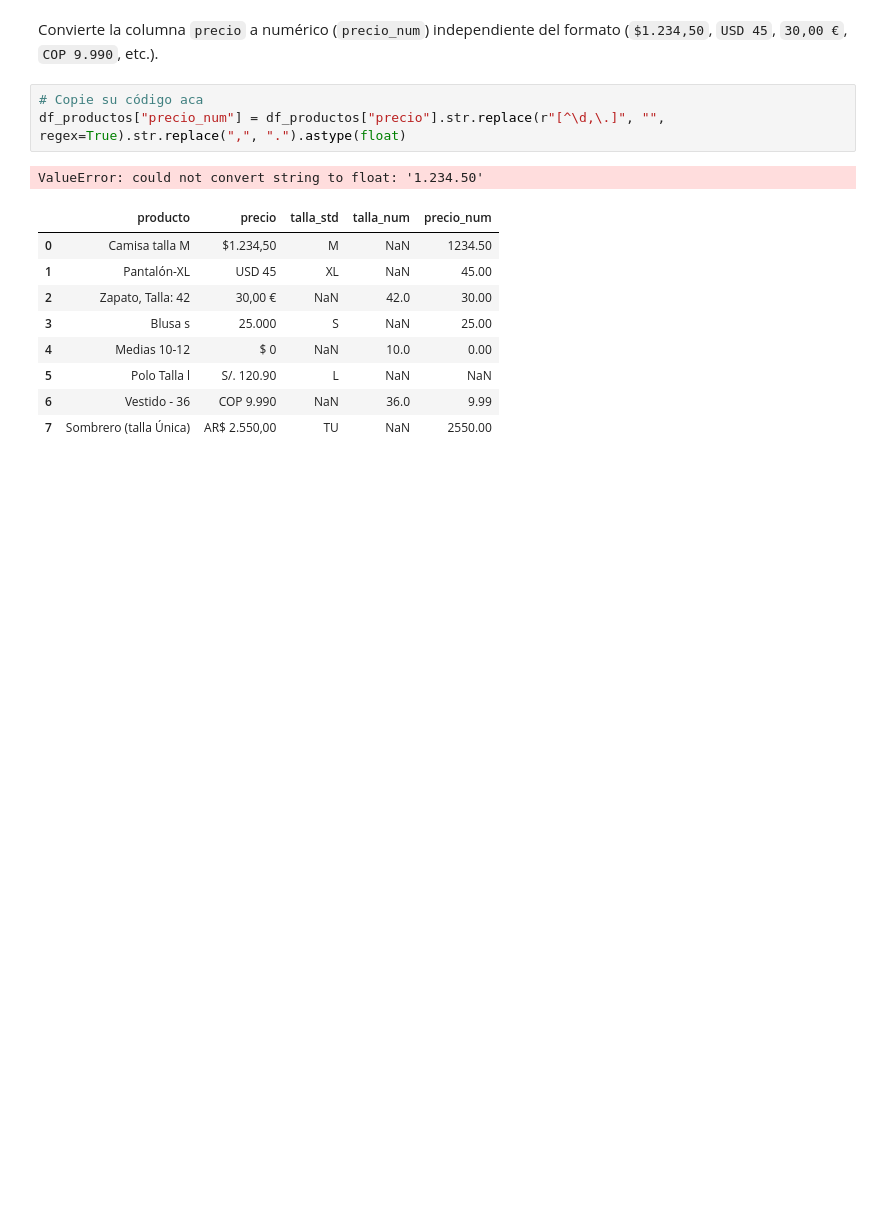
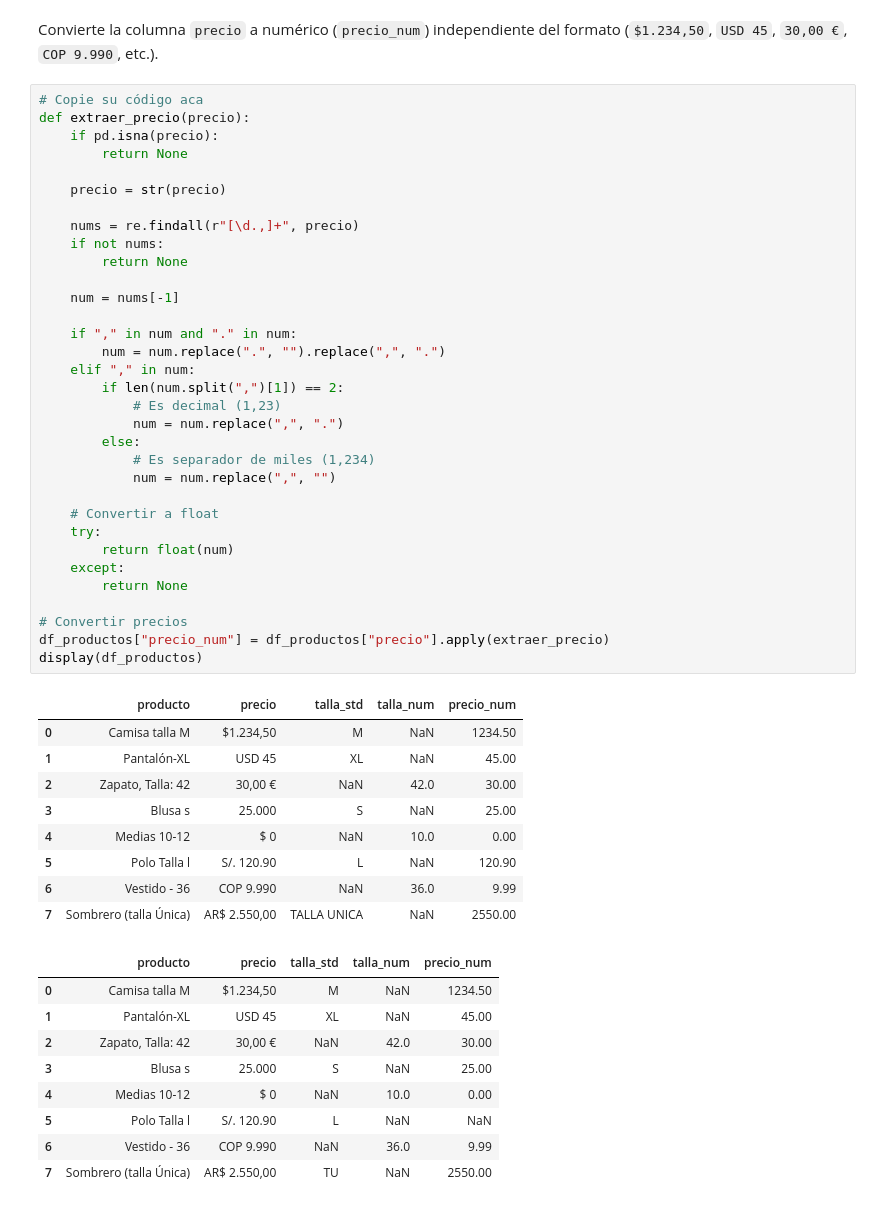
Before and after one commit to DanielGongora28/nlp-upb, a Jupyter notebook: notebooks/2-nlp/Practica_Limpieza_Texto_clean.ipynb, the cells around one changed output. Cells and saved outputs as stored; diff of their text form; blank space fills up the shorter version.

```diff
--- a/notebooks/Practica_Limpieza_Texto_clean.ipynb
+++ b/notebooks/2-nlp/Practica_Limpieza_Texto_clean.ipynb
@@ -533,9 +575,47 @@ display(df_productos[['producto', 'talla_std', 'talla_num']])
 Convierte la columna `precio` a numérico (`precio_num`) independiente del formato (`$1.234,50`, `USD 45`, `30,00 €`, `COP 9.990`, etc.).
 # %%
 # Copie su código aca
-df_productos["precio_num"] = df_productos["precio"].str.replace(r"[^\d,\.]", "", regex=True).str.replace(",", ".").astype(float)
+def extraer_precio(precio):
+    if pd.isna(precio):
+        return None
+
+    precio = str(precio)
+
+    nums = re.findall(r"[\d.,]+", precio)
+    if not nums:
+        return None
+
+    num = nums[-1]
+
+    if "," in num and "." in num:
+        num = num.replace(".", "").replace(",", ".")
+    elif "," in num:
+        if len(num.split(",")[1]) == 2:
+            # Es decimal (1,23)
+            num = num.replace(",", ".")
+        else:
+            # Es separador de miles (1,234)
+            num = num.replace(",", "")
+
+    # Convertir a float
+    try:
+        return float(num)
+    except:
+        return None
+
+# Convertir precios
+df_productos["precio_num"] = df_productos["precio"].apply(extraer_precio)
+display(df_productos)
 # %% [output]
-ValueError: could not convert string to float: '1.234.50'
+|  | producto | precio | talla_std | talla_num | precio_num |
+| 0 | Camisa talla M | $1.234,50 | M | NaN | 1234.50 |
+| 1 | Pantalón-XL | USD 45 | XL | NaN | 45.00 |
+| 2 | Zapato, Talla: 42 | 30,00 € | NaN | 42.0 | 30.00 |
+| 3 | Blusa s | 25.000 | S | NaN | 25.00 |
+| 4 | Medias 10-12 | $ 0 | NaN | 10.0 | 0.00 |
+| 5 | Polo Talla l | S/. 120.90 | L | NaN | 120.90 |
+| 6 | Vestido - 36 | COP 9.990 | NaN | 36.0 | 9.99 |
+| 7 | Sombrero (talla Única) | AR$ 2.550,00 | TALLA UNICA | NaN | 2550.00 |
 # %%
 # %% [output]
 |  | producto | precio | talla_std | talla_num | precio_num |
```
Also changed, not shown: parts of 18 cells of this notebook, 11 other files.
